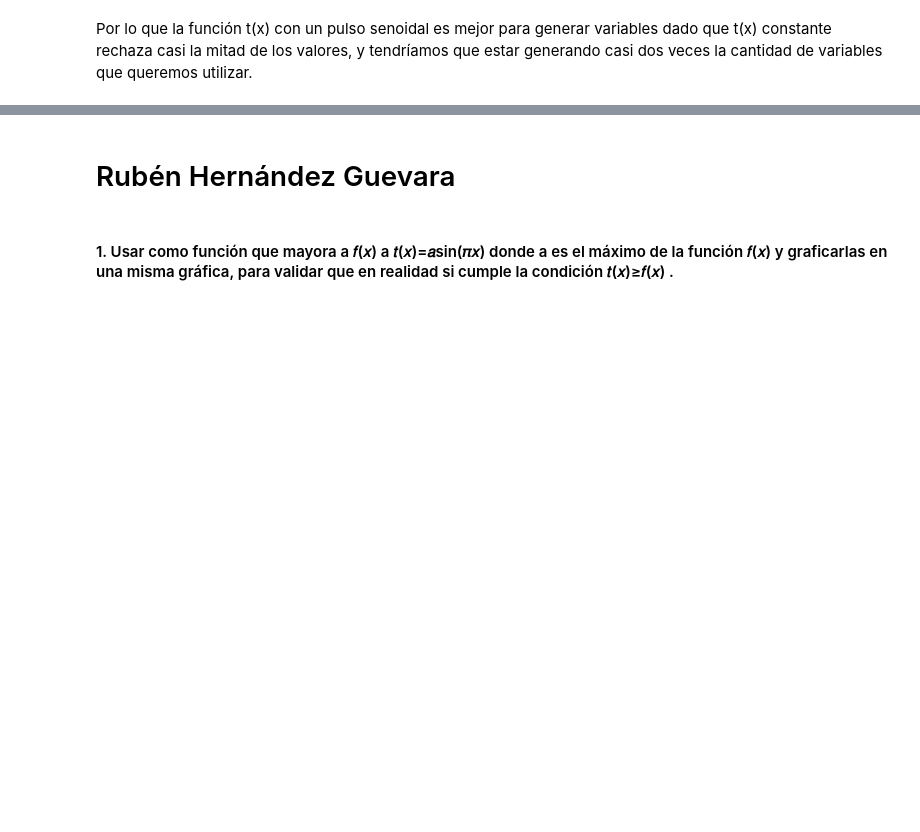
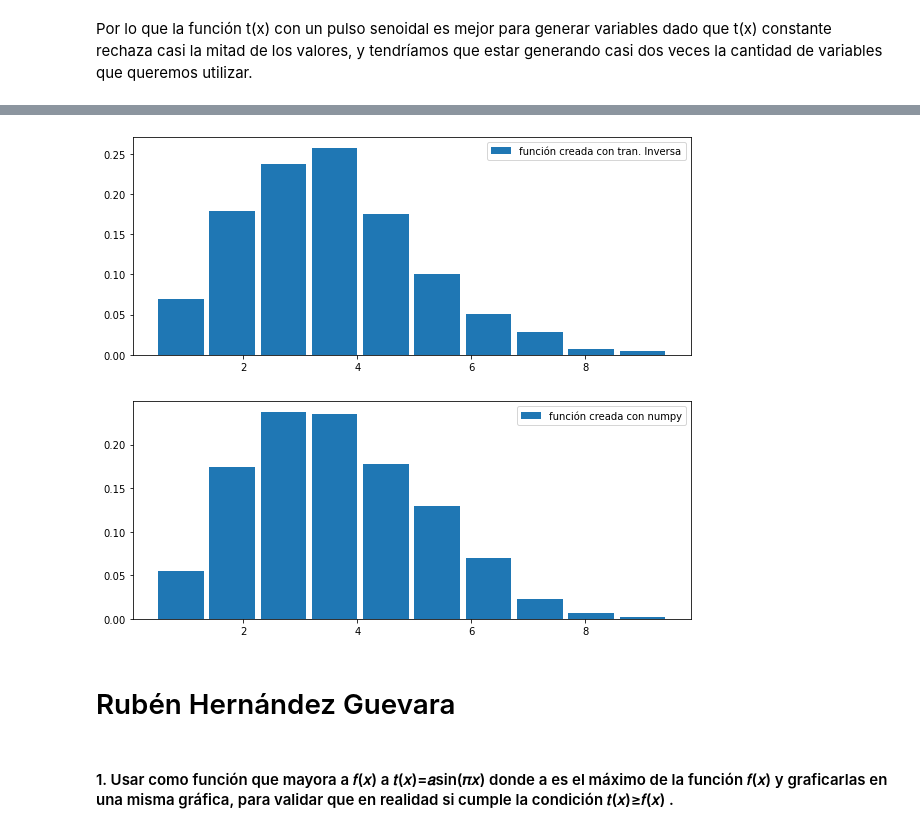
Before and after one commit to if722749/ProyectoConjunto_RHernandez_LFGomez, a Jupyter notebook: Tarea6_RHernandez_LFGomez.ipynb, the cells around one changed output, grey strips where cells are left out. Saved outputs shown, nothing was run; the diff lists cells and outputs as text; code cells hidden in the pictures; blank space fills up the shorter version.

```diff
--- a/Tarea6_RHernandez_LFGomez.ipynb
+++ b/Tarea6_RHernandez_LFGomez.ipynb
@@ -219,3 +243,50 @@ El máximo de f es: 2.109375
+# %%
+def Gen_distr_discreta(p_acum: 'P.Acumulada de la distribución a generar',
+                       indices: 'valores reales a generar aleatoriamente',
+                       N: 'cantidad de números aleatorios a generar'):
+    U =np.random.rand(N)
+    # Diccionario de valores aleatorios
+    rand2reales = {i: idx for i, idx in enumerate(indices)}
+    # Series de los valores aletorios
+    y = pd.Series([sum([1 for p in p_acum if p < ui]) for ui in U]).map(rand2reales)
+    return y
+
+def plot_histogram_discrete(distribucion:'señal de varibles aleatorias de un distribución DISCRETA dada',
+                            label:'label del legend a aparecer en el gráfica',
+                            densidad:'por defecto regresa el histograma en densidad'=True):
+    plt.figure(figsize=[10,4])
+    y, x = np.histogram(distribucion, bins=len(set(distribucion)), density=densidad)
+    plt.bar(x[1:], y, label=label)
+    plt.legend()
+    plt.show()
+# %%
+########### Solución 8
+def poisson_acum(l, k):
+    Pr = np.zeros(k)
+    Pr[0] = (np.exp(-l))
+
+    def pr(i):
+        nonlocal Pr
+        Pr[i+1] = (l*Pr[i])/(i + 1)
+
+    [pr(i) for i in range(k-1)] # Llenar vector
+    return np.cumsum(Pr)  #retornar la suma acumulada
+
+N = 1000
+l = 3
+k = 1000
+p_acum = poisson_acum(l,k)
+
+# Usando el método de la transformada inversa
+dist = Gen_distr_discreta(p_acum,np.arange(0, k+1), N)
+plot_histogram_discrete(dist,'función creada con tran. Inversa')
+
+# Usando numpy
+dist_np = np.random.poisson(l,k)
+plot_histogram_discrete(dist_np,'función creada con numpy')
+# %% [output]
+[figure, added]
+[figure, added]
 # %% [markdown]
 # Rubén Hernández Guevara
 # %% [markdown]
```
Also changed, not shown: parts of 14 cells of this notebook.
